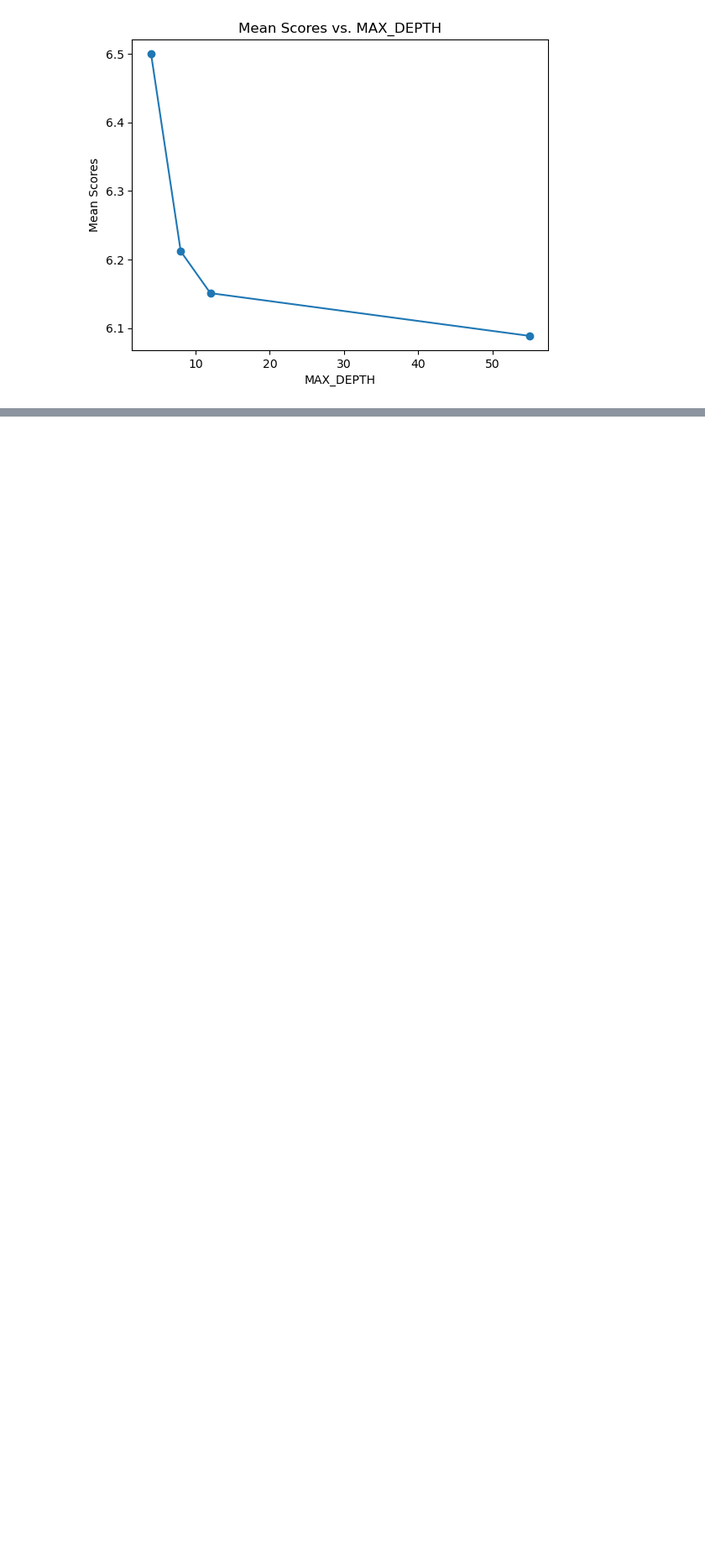
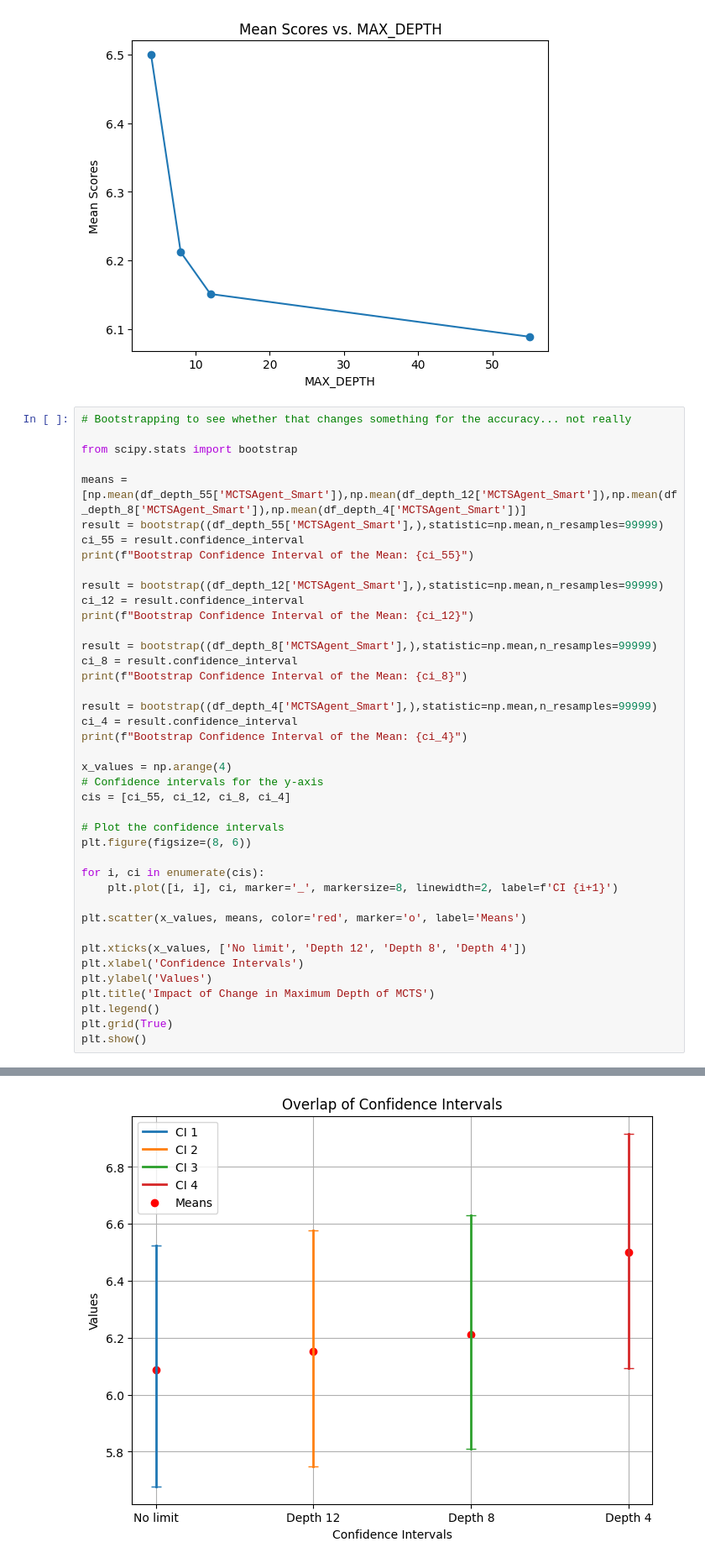
Before and after one commit to SirLeoIV/PlayIT, a Jupyter notebook: src/main/java/com/group09/playit/experiments/plots.ipynb, the cells around one changed output, grey strips where cells are left out. Shown at 84% size. Drawn from its saved outputs; the diff is of its cells as text; blank space fills up the shorter version.

Commit message:
confidence intervals for depth

```diff
--- a/src/main/java/com/group09/playit/experiments/plots.ipynb
+++ b/src/main/java/com/group09/playit/experiments/plots.ipynb
@@ -386,3 +384,45 @@ Variance for MAX_DEPTH = 12: 44.99
 T-test between MAX_DEPTH=55 and MAX_DEPTH=4: p-value = 0.1738
 Accept the null hypothesis that MCTS with MAX_DEPTH=55 performs the same on average as MCTS with MAX_DEPTH=4 (p-value >= 0.05)
 [figure]
+# %%
+# Bootstrapping to see whether that changes something for the accuracy... not really
+
+from scipy.stats import bootstrap
+
+means = [np.mean(df_depth_55['MCTSAgent_Smart']),np.mean(df_depth_12['MCTSAgent_Smart']),np.mean(df_depth_8['MCTSAgent_Smart']),np.mean(df_depth_4['MCTSAgent_Smart'])]
+result = bootstrap((df_depth_55['MCTSAgent_Smart'],),statistic=np.mean,n_resamples=99999)
+ci_55 = result.confidence_interval
+print(f"Bootstrap Confidence Interval of the Mean: {ci_55}")
+
+result = bootstrap((df_depth_12['MCTSAgent_Smart'],),statistic=np.mean,n_resamples=99999)
+ci_12 = result.confidence_interval
+print(f"Bootstrap Confidence Interval of the Mean: {ci_12}")
+
+result = bootstrap((df_depth_8['MCTSAgent_Smart'],),statistic=np.mean,n_resamples=99999)
+ci_8 = result.confidence_interval
+print(f"Bootstrap Confidence Interval of the Mean: {ci_8}")
+
+result = bootstrap((df_depth_4['MCTSAgent_Smart'],),statistic=np.mean,n_resamples=99999)
+ci_4 = result.confidence_interval
+print(f"Bootstrap Confidence Interval of the Mean: {ci_4}")
+
+x_values = np.arange(4)
+# Confidence intervals for the y-axis
+cis = [ci_55, ci_12, ci_8, ci_4]
+
+# Plot the confidence intervals
+plt.figure(figsize=(8, 6))
+
+for i, ci in enumerate(cis):
+    plt.plot([i, i], ci, marker='_', markersize=8, linewidth=2, label=f'CI {i+1}')
+
+plt.scatter(x_values, means, color='red', marker='o', label='Means')
+
+plt.xticks(x_values, ['No limit', 'Depth 12', 'Depth 8', 'Depth 4'])
+plt.xlabel('Confidence Intervals')
+plt.ylabel('Values')
+plt.title('Impact of Change in Maximum Depth of MCTS')
+plt.legend()
+plt.grid(True)
+plt.show()
+# %% [output]
@@ -388,0 +433 @@ Accept the null hypothesis that MCTS with MAX_DEPTH=55 performs the same on aver
+[figure, added]
```
Also changed, not shown: parts of 5 cells of this notebook.
